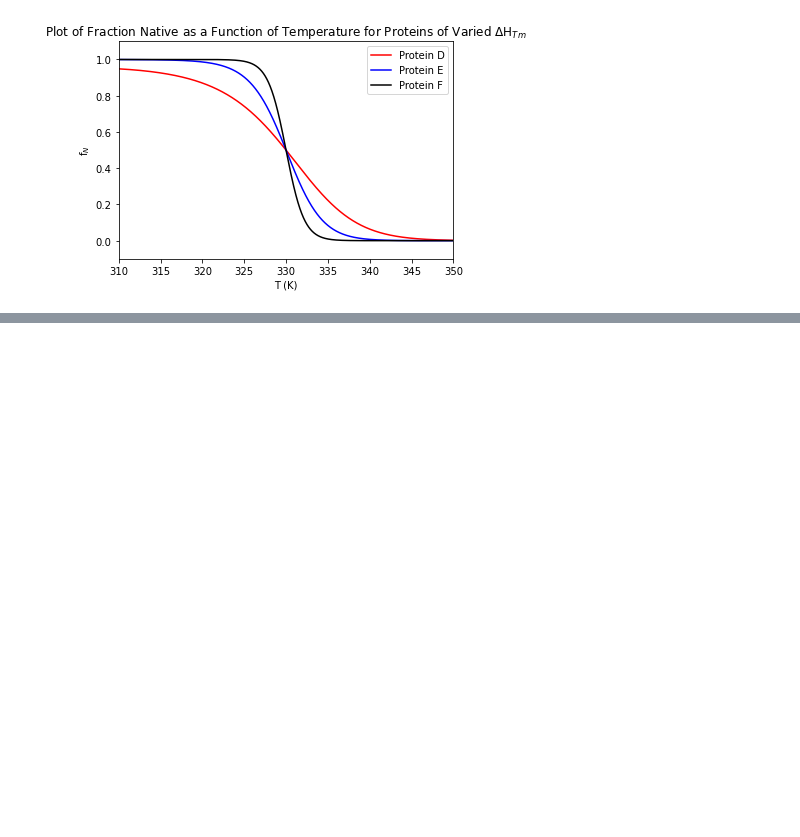
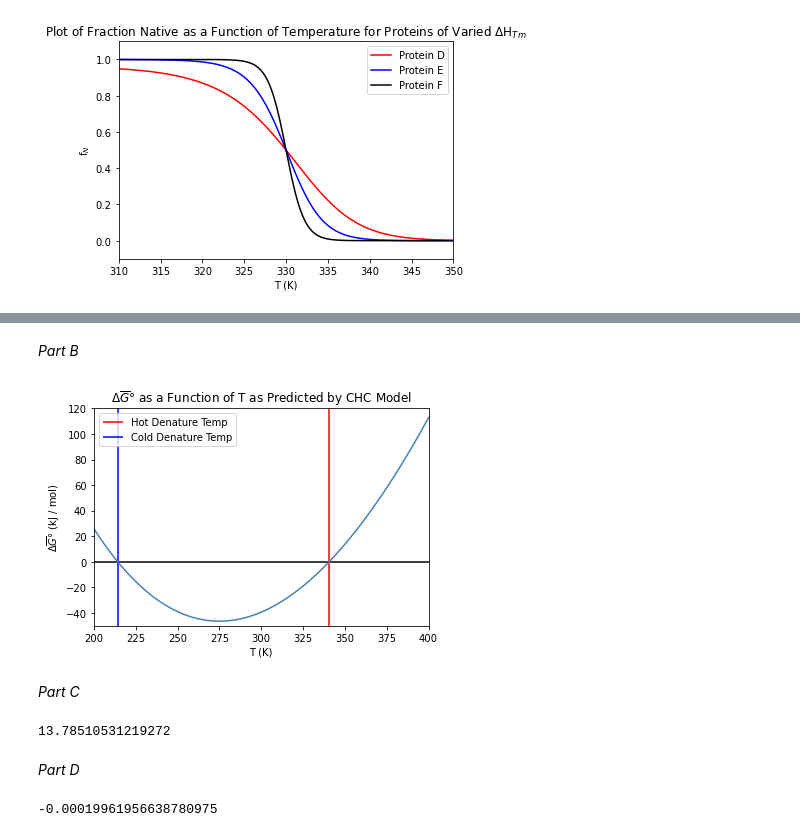
Before and after one commit to benf549/PChem-Problem-Sets, a Jupyter notebook: Problem Set 5/problem_set_5.ipynb, the cells around one changed output, grey strips where cells are left out. Cells and saved outputs as stored; diff of their text form; code cells hidden in the pictures; blank space fills up the shorter version.

```diff
--- a/Problem Set 5/problem_set_5.ipynb
+++ b/Problem Set 5/problem_set_5.ipynb
@@ -151,0 +230,37 @@ plt.legend();
+# %% [markdown]
+*Part B*
+# %%
+DH_pred = popt[1]
+Tm_pred = popt[0]
+DCp = -6.4 #kJ/mol K
+
+def DGstdbar(T, Tm, DH, Cp):
+    return DH + (Cp*(T-Tm)) - (T*DH/Tm) - T*Cp*np.log(T/Tm)
+
+Ts = np.arange(200, 401, 1)
+Gs = DGstdbar(Ts, Tm_pred, DH_pred, DCp)
+
+plt.plot(Ts, Gs, 'steelblue')
+plt.title("$\Delta$$\overline{G}$$\degree$ as a Function of T as Predicted by CHC Model")
+plt.xlabel("T (K)")
+plt.ylabel("$\Delta$$\overline{G}$$\degree$ (kJ / mol)")
+plt.axis([200, 400, -50, 120]);
+plt.hlines(0,100,500,'k');
+plt.vlines(Tm_pred, -50, 130, color='r', label="Hot Denature Temp")
+plt.vlines(214.326, -50, 130, color='b', label="Cold Denature Temp")
+plt.legend();
+# %% [output]
+[figure, added]
+# %% [markdown]
+*Part C*
+# %%
+out = DGstdbar(350, Tm_pred, DH_pred, DCp)
+print(out)
+# %% [output]
+13.78510531219272
+# %% [markdown]
+*Part D*
+# %%
+DGstdbar(214.326, Tm_pred, DH_pred, DCp)
+# %% [output]
+-0.00019961956638780975
```
Also changed, not shown: parts of 4 cells of this notebook, 2 other files.
